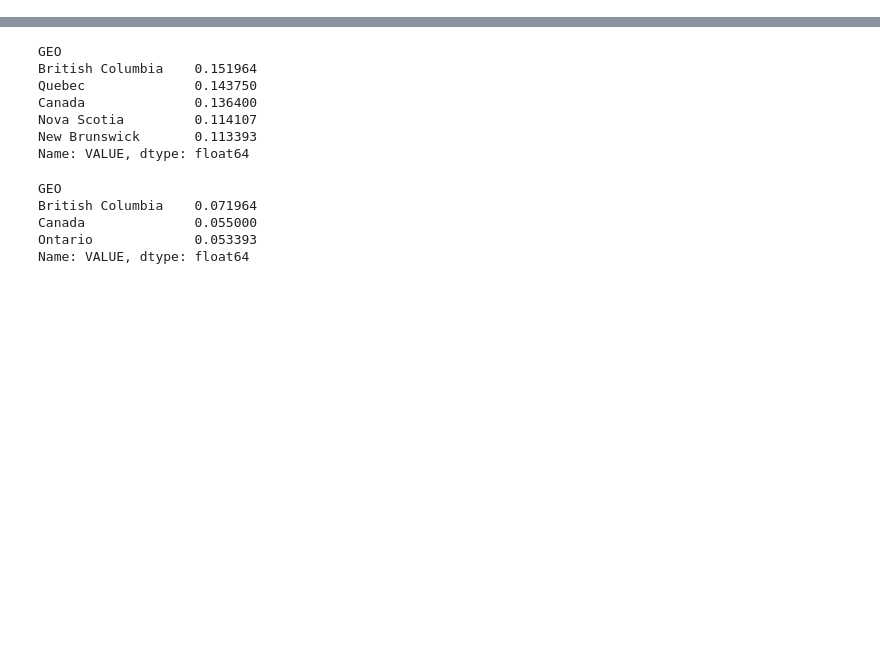
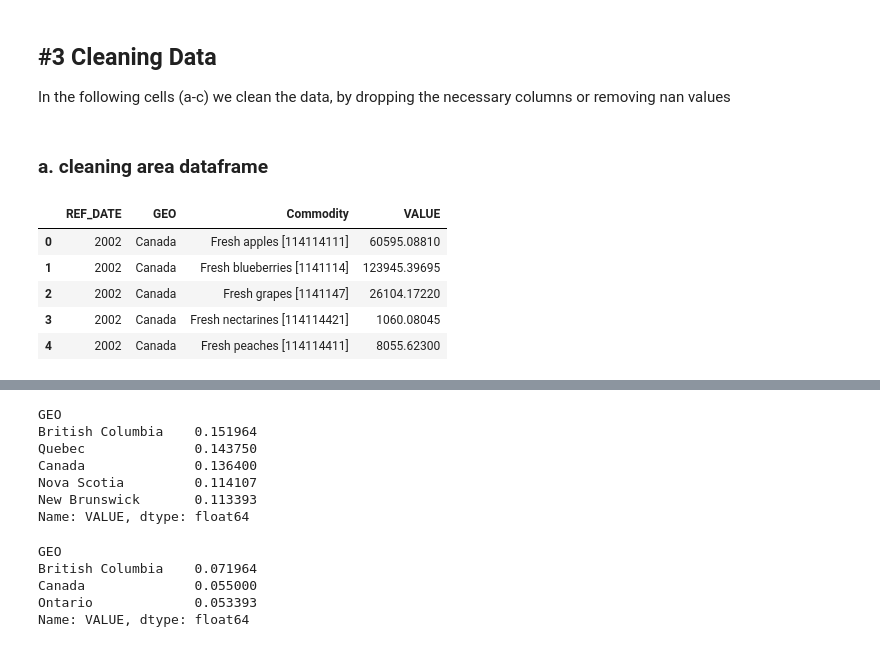
Before and after one commit to pattmehta/fruits_price_prediction, a Jupyter notebook: 32100364.ipynb, the cells around one changed output, grey strips where cells are left out. Saved outputs shown, nothing was run; the diff lists cells and outputs as text; code cells hidden in the pictures; blank space fills up the shorter version.

```diff
--- a/32100364.ipynb
+++ b/32100364.ipynb
@@ -37,5 +169,9 @@ Text(0.5, 1.0, 'Farm area, production, value')
 df_hectare = df[df['Farm area, production, value'] == 'Hectares']
 df_acre = df[df['Farm area, production, value'] == 'Acres']
 
-df_hectare = df_hectare.dropna(subset=['VALUE'],axis=0)
-df_acre = df_acre.dropna(subset=['VALUE'],axis=0)
+df_hectare = drop_missing_by_column(df_hectare,'VALUE')
+df_acre = drop_missing_by_column(df_acre,'VALUE')
+
+hectare_to_acre(df_hectare,'VALUE')
+
+df_acre = concat_rows(df_hectare,df_acre)
@@ -50,7 +194,0 @@ df_mtonnes = df_mtonnes.dropna(subset=['VALUE'],axis=0)
-# %%
-df_hectare['VALUE_acre'] = df_hectare['VALUE'] * 2.47105
-df_hectare.drop('VALUE',inplace=True,axis=1)
-df_hectare.rename(columns={'VALUE_acre':'VALUE'},inplace=True)
-
-df_acre = pd.concat([df_hectare,df_acre],axis=0,ignore_index=True)
-df_acre.head(5)
@@ -130,0 +228,19 @@ df_dollars = df_dollars.drop(['Estimates','Farm area, production, value','UOM','
+# %% [markdown]
+## #3 Cleaning Data
+In the following cells (a-c) we clean the data, by dropping the necessary columns or removing nan values
+# %% [markdown]
+### a. cleaning area dataframe
+# %%
+# following geos do not exist for area related data, still calling the geo clean function to hint further refactoring
+df_acre = drop_geo_values(df_acre,geo=['Maritime provinces','Atlantic provinces'])
+df_acre = drop_missing_all(df_acre)
+df_acre = drop_extra_columns(df_acre,columns=['STATUS'])
+
+df_acre.head()
+# %% [output]
+|  | REF_DATE | GEO | Commodity | VALUE |
+| 0 | 2002 | Canada | Fresh apples [114114111] | 60595.08810 |
+| 1 | 2002 | Canada | Fresh blueberries [1141114] | 123945.39695 |
+| 2 | 2002 | Canada | Fresh grapes [1141147] | 26104.17220 |
+| 3 | 2002 | Canada | Fresh nectarines [114114421] | 1060.08045 |
+| 4 | 2002 | Canada | Fresh peaches [114114411] | 8055.62300 |
```
Also changed, not shown: parts of 51 cells of this notebook.
